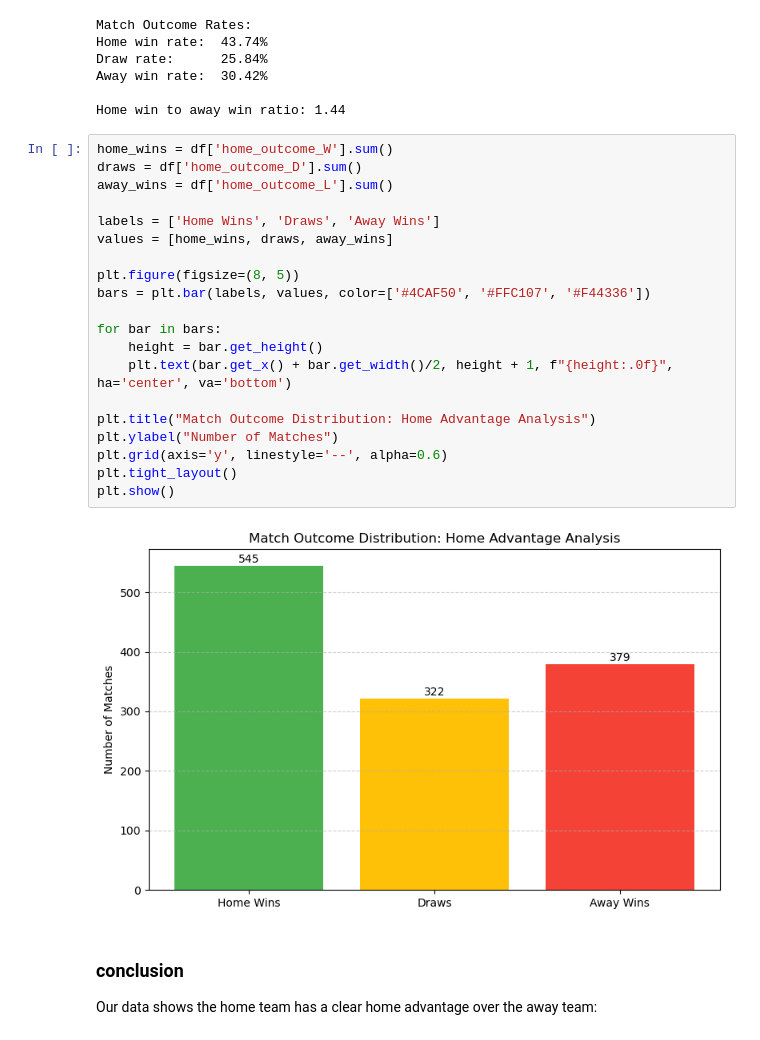
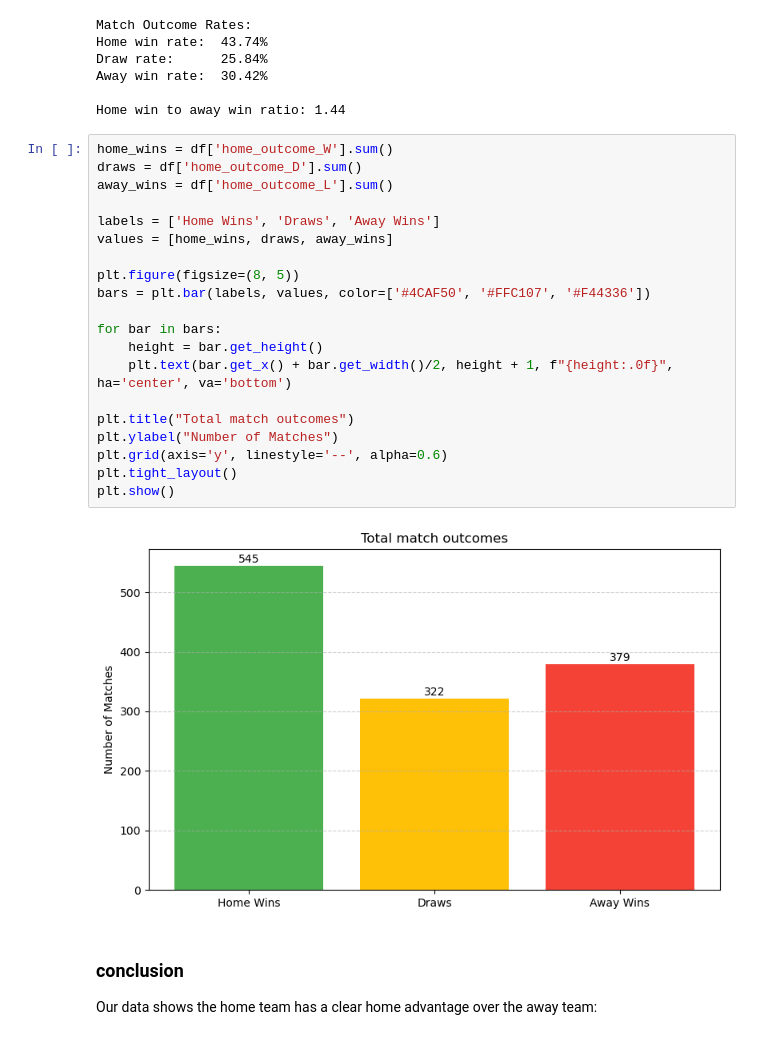
Before and after one commit to peterjanas/betting-BI, a Jupyter notebook: notebook/premier-eda.ipynb, the cells around one changed output. Cells and saved outputs as stored; diff of their text form.

```diff
--- a/notebook/premier-eda.ipynb
+++ b/notebook/premier-eda.ipynb
@@ -656,25 +662,25 @@ Home win to away win ratio: 1.44
 # %%
 home_wins = df['home_outcome_W'].sum()
 draws = df['home_outcome_D'].sum()
 away_wins = df['home_outcome_L'].sum()
 
 labels = ['Home Wins', 'Draws', 'Away Wins']
 values = [home_wins, draws, away_wins]
 
 plt.figure(figsize=(8, 5))
 bars = plt.bar(labels, values, color=['#4CAF50', '#FFC107', '#F44336'])
 
 for bar in bars:
     height = bar.get_height()
     plt.text(bar.get_x() + bar.get_width()/2, height + 1, f"{height:.0f}", ha='center', va='bottom')
 
-plt.title("Match Outcome Distribution: Home Advantage Analysis")
+plt.title("Total match outcomes")
 plt.ylabel("Number of Matches")
 plt.grid(axis='y', linestyle='--', alpha=0.6)
 plt.tight_layout()
 plt.show()
 # %% [output]
-[figure, old version]
+[figure, new version]
 # %% [markdown]
 ### conclusion
 Our data shows the home team has a clear home advantage over the away team:
```
Also changed, not shown: parts of 4 cells of this notebook, 24 other files.
